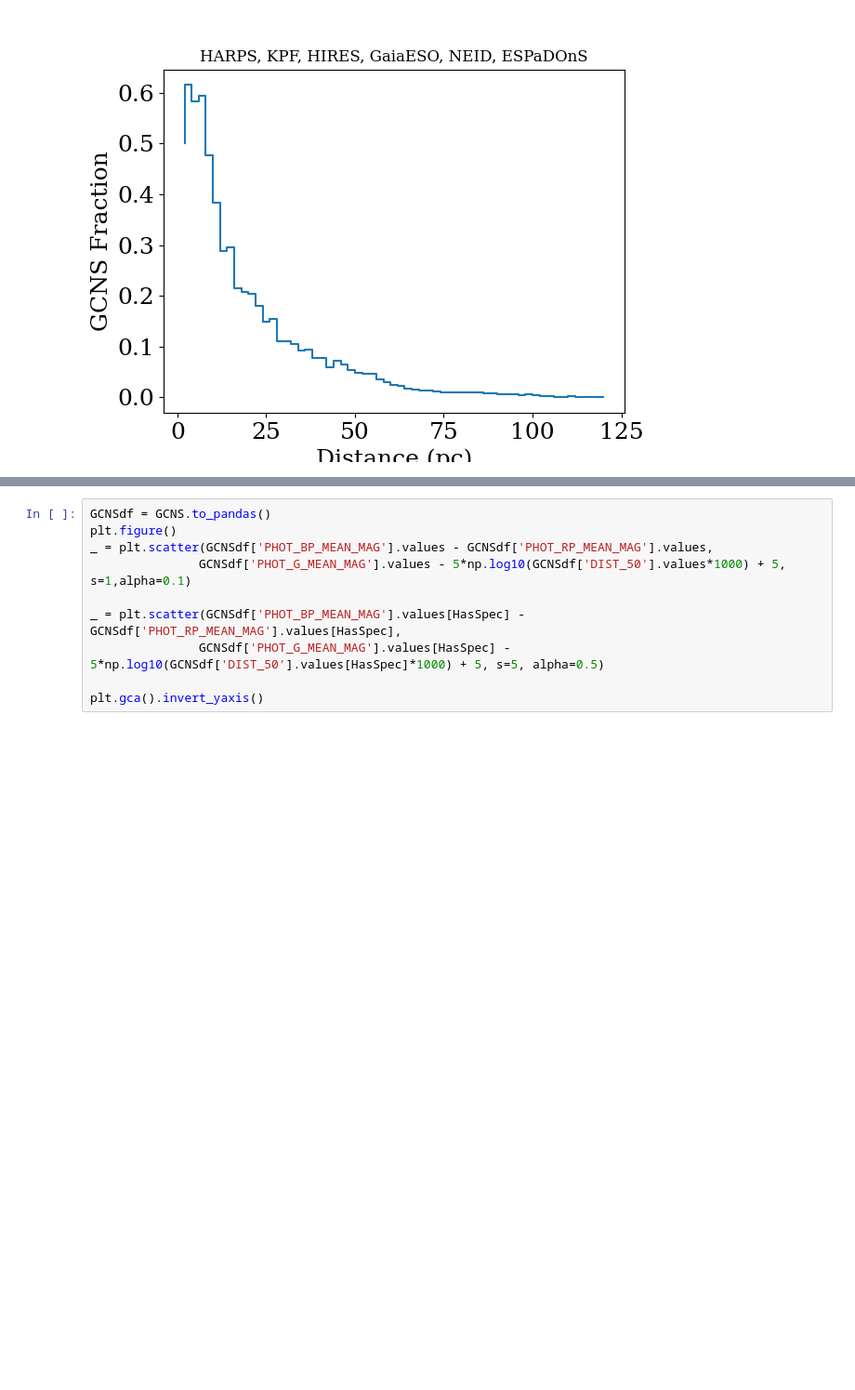
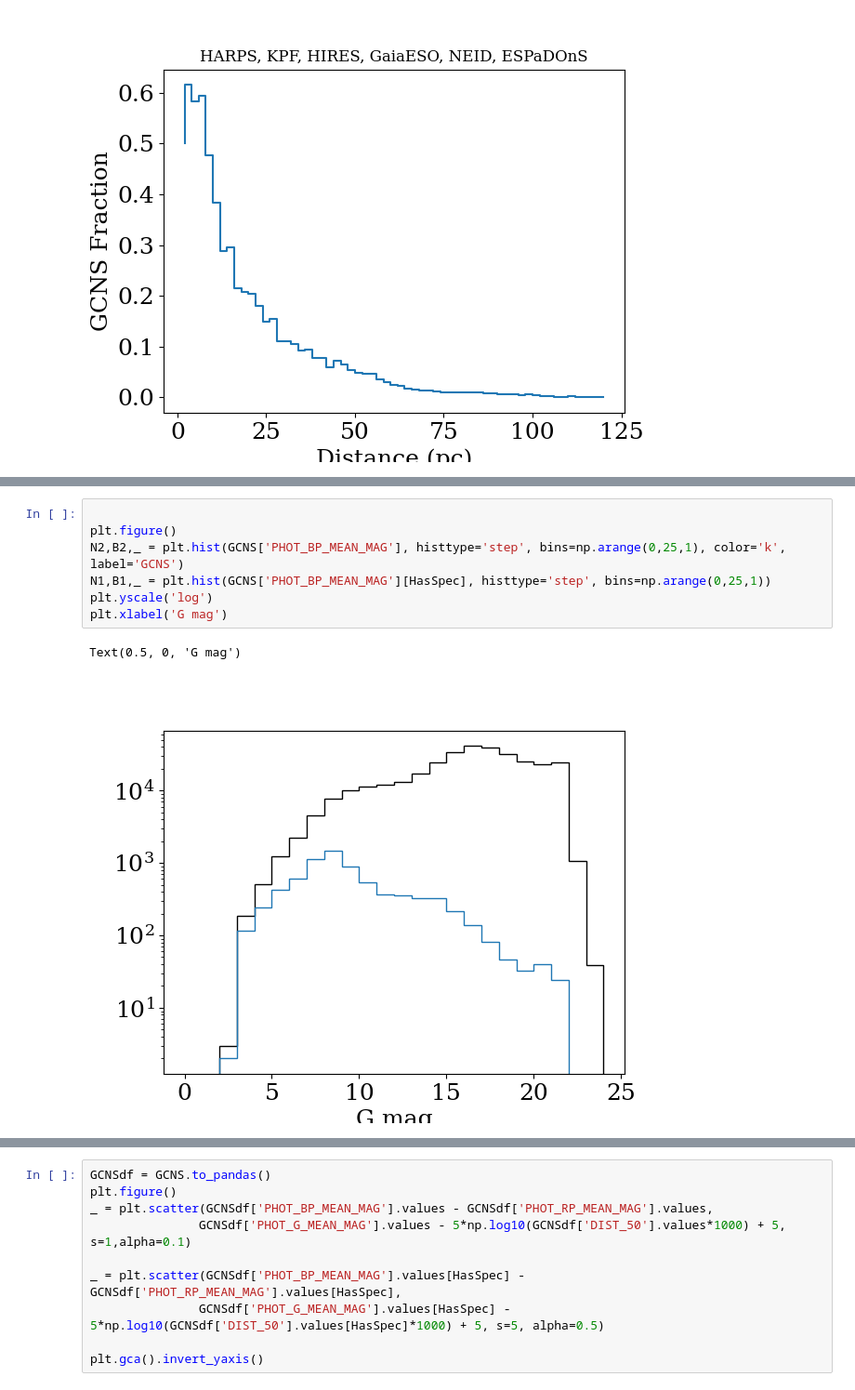
Before and after one commit to jradavenport/spectro100, a Jupyter notebook: gathering data.ipynb, the cells around one changed output, grey strips where cells are left out. Shown at 93% size. Drawn from its saved outputs; the diff is of its cells as text; blank space fills up the shorter version.

```diff
--- a/gathering data.ipynb
+++ b/gathering data.ipynb
@@ -278,0 +296,10 @@ plt.savefig('frac_v1.png', dpi=150, bbox_inches='tight', pad_inches=0.25)
+# %%
+
+plt.figure()
+N2,B2,_ = plt.hist(GCNS['PHOT_BP_MEAN_MAG'], histtype='step', bins=np.arange(0,25,1), color='k', label='GCNS')
+N1,B1,_ = plt.hist(GCNS['PHOT_BP_MEAN_MAG'][HasSpec], histtype='step', bins=np.arange(0,25,1))
+plt.yscale('log')
+plt.xlabel('G mag')
+# %% [output]
+Text(0.5, 0, 'G mag')
+[figure, added]
```
Also changed, not shown: parts of 3 cells of this notebook.
